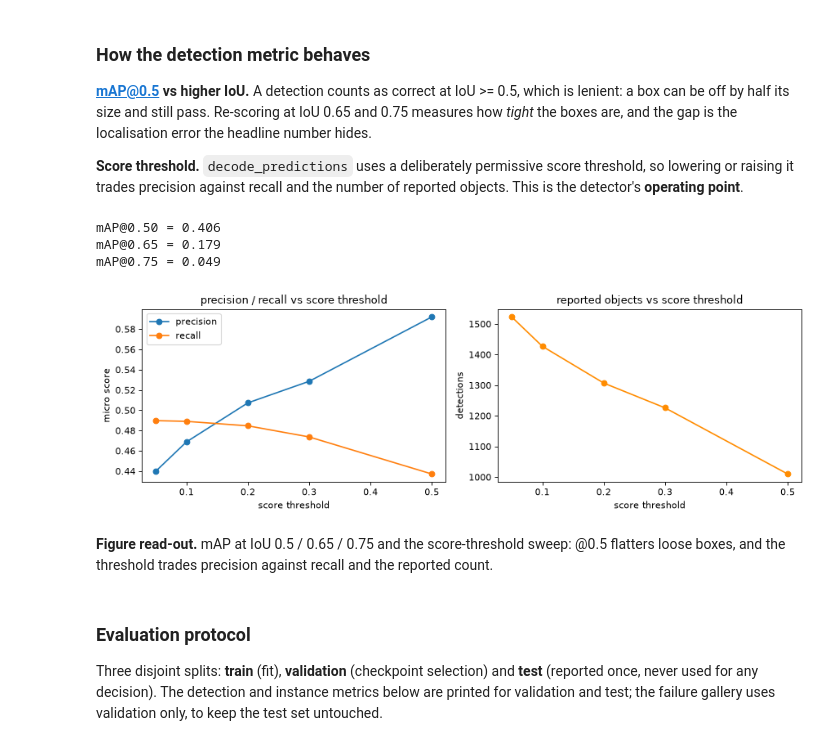
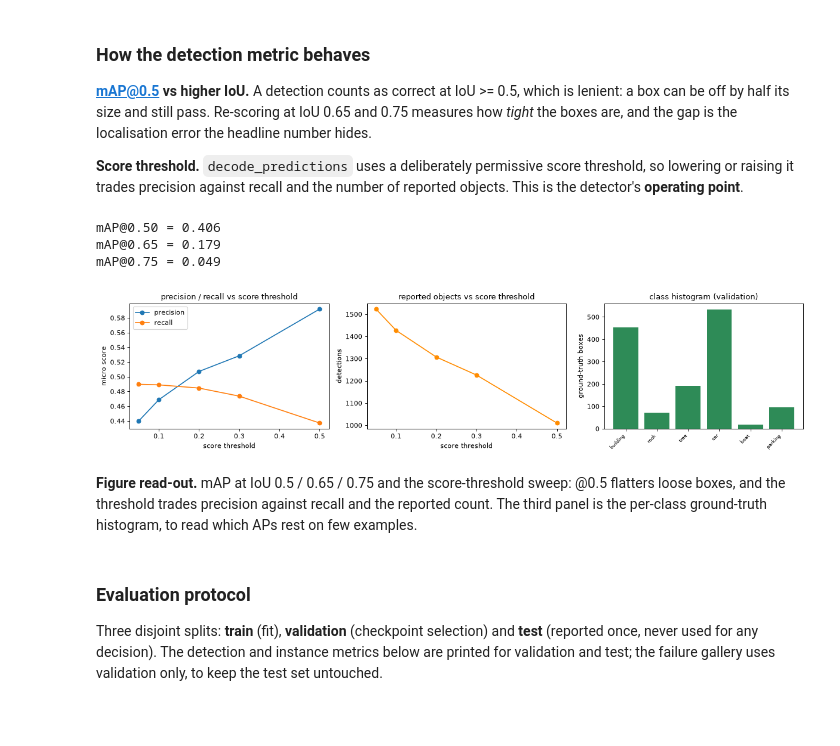
Before and after one commit to ogrisel/mplsyn, a Jupyter notebook: notebooks/08_train_object_detection.ipynb, the cells around one changed output. Drawn from its saved outputs; the diff is of its cells as text; code cells hidden in the pictures; blank space fills up the shorter version.

```diff
--- a/notebooks/08_train_object_detection.ipynb
+++ b/notebooks/08_train_object_detection.ipynb
@@ -950,37 +950,49 @@ def operating_point(detections_split):
     tp = fp = fn = 0
     for image_idx in range(len(detections_split)):
         image_tp, image_fp, image_fn = match_detections(
             [detections_split[image_idx]], [ground_truths[image_idx]])
         tp += len(image_tp[0]); fp += len(image_fp[0]); fn += len(image_fn[0])
     precision = tp / (tp + fp) if tp + fp else 0.0
     recall = tp / (tp + fn) if tp + fn else 0.0
     return precision, recall, tp + fp
 
 
 # Score-threshold sweep: precision, recall and the number of detections.
 score_thresholds = [0.05, 0.1, 0.2, 0.3, 0.5]
 sweep_precision, sweep_recall, sweep_count = [], [], []
 for score_threshold in score_thresholds:
     sweep_detections = decode_predictions(predictions, ANCHORS, score_threshold=score_threshold)
     precision, recall, count = operating_point(sweep_detections)
     sweep_precision.append(precision); sweep_recall.append(recall); sweep_count.append(count)
-fig, axes = plt.subplots(1, 2, figsize=(11, 3.6), dpi=80)
+# Per-class ground-truth counts: a class histogram beside the metrics makes
+# AP asymmetries readable (a rare class has a noisy AP and few boxes to learn
+# from, a small class like `car` is hard despite being frequent).
+ground_truth_counts = np.zeros(len(CLASSES), dtype=int)
+for boxes in ground_truths:
+    for name, _box in boxes:
+        ground_truth_counts[CLASS_INDEX[name]] += 1
+
+fig, axes = plt.subplots(1, 3, figsize=(15, 3.6), dpi=80)
 axes[0].plot(score_thresholds, sweep_precision, marker="o", label="precision")
 axes[0].plot(score_thresholds, sweep_recall, marker="o", label="recall")
 axes[0].set_xlabel("score threshold"); axes[0].set_ylabel("micro score")
 axes[0].set_title("precision / recall vs score threshold"); axes[0].legend()
 axes[1].plot(score_thresholds, sweep_count, marker="o", color="darkorange")
 axes[1].set_xlabel("score threshold"); axes[1].set_ylabel("detections")
 axes[1].set_title("reported objects vs score threshold")
+axes[2].bar(CLASSES, ground_truth_counts, color="seagreen")
+axes[2].set_ylabel("ground-truth boxes")
+axes[2].set_title("class histogram (validation)")
+plt.setp(axes[2].get_xticklabels(), rotation=45, ha="right", fontsize=7)
 plt.tight_layout()
 plt.show()
 # %% [output]
 mAP@0.50 = 0.406
 mAP@0.65 = 0.179
 mAP@0.75 = 0.049
-[figure, old version]
+[figure, new version]
 # %% [markdown]
-**Figure read-out.** mAP at IoU 0.5 / 0.65 / 0.75 and the score-threshold sweep: @0.5 flatters loose boxes, and the threshold trades precision against recall and the reported count.
+**Figure read-out.** mAP at IoU 0.5 / 0.65 / 0.75 and the score-threshold sweep: @0.5 flatters loose boxes, and the threshold trades precision against recall and the reported count. The third panel is the per-class ground-truth histogram, to read which APs rest on few examples.
 # %% [markdown]
 ### Evaluation protocol
 
```
Also changed, not shown: parts of 4 cells of this notebook, 5 other files.
